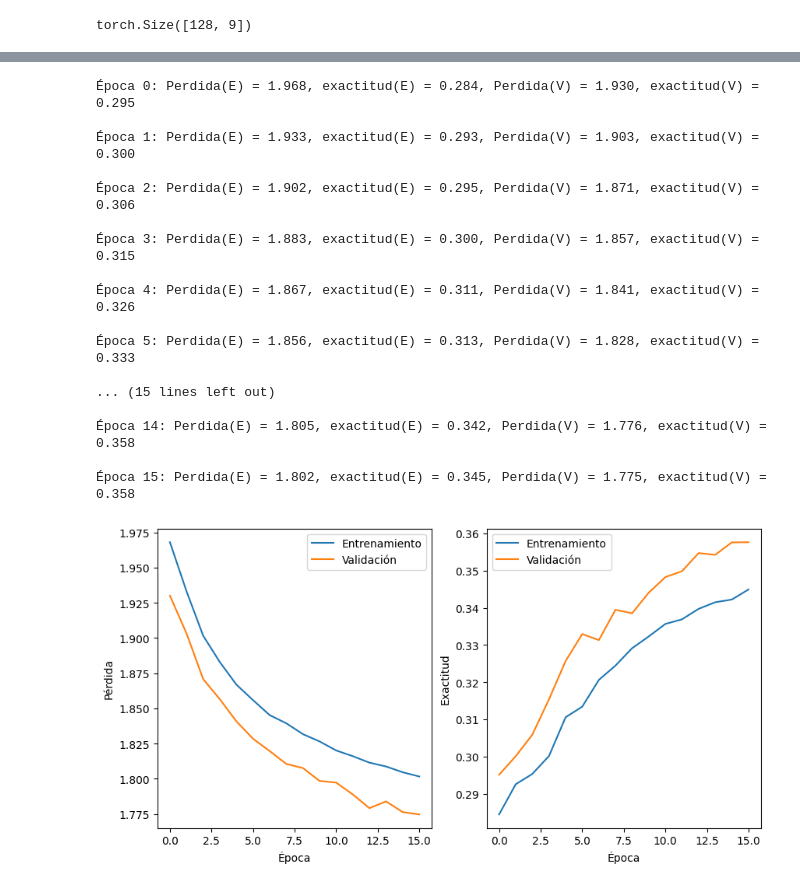
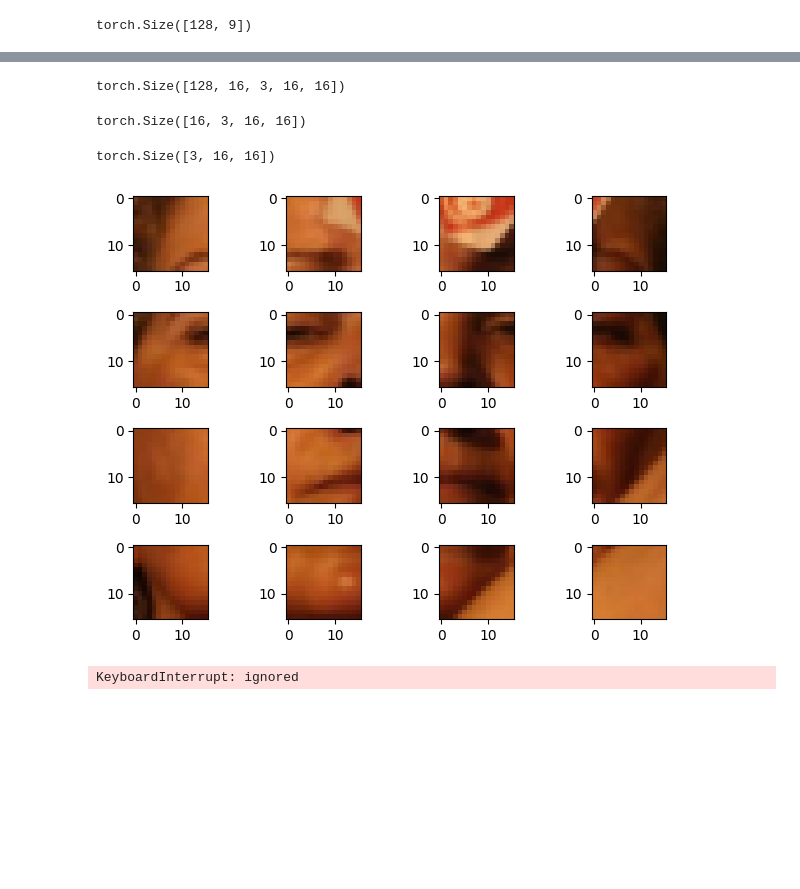
Before and after one commit to sergioar3143/AprendizajeProfundo, a Jupyter notebook: Clasificacion_grupo_etario_transformers.ipynb, the cells around one changed output, grey strips where cells are left out. Drawn from its saved outputs; the diff is of its cells as text; code cells hidden in the pictures; blank space fills up the shorter version.

```diff
--- a/Clasificacion_grupo_etario_transformers.ipynb
+++ b/Clasificacion_grupo_etario_transformers.ipynb
@@ -651,3 +663,43 @@ torch.Size([128, 3, 32, 32])
+# %%
+img_patches = rearrange(train_batch[0], 'b c (x patch_x) (y patch_y) -> b (x y) c patch_x patch_y', patch_x=patch_size, patch_y=patch_size)
+img_patches = rearrange(train_batch[0],'b c (patch_x x) (patch_y y) -> b (x y) (patch_x patch_y c)', patch_x=patch_size, patch_y=patch_size)
+img_patches = rearrange(train_batch[0], 'b c (x patch_x) (y patch_y) -> b (x y) c patch_x patch_y',  patch_x=patch_size, patch_y=patch_size)
+#img_patches = rearrange(train_batch[0], 'b c (patch_x x) (patch_y y) -> b (x y) (patch_x patch_y c)',patch_x=patch_size, patch_y=patch_size)
+# %%
+img_patches.shape
+# %% [output]
+torch.Size([128, 16, 3, 16, 16])
+# %%
+img_patches[0].shape
+# %% [output]
+torch.Size([16, 3, 16, 16])
+# %%
+img_patches=img_patches[0]
+# %%
+img_patches[0].shape
+# %% [output]
+torch.Size([3, 16, 16])
+# %%
+fig, axs = plt.subplots(4, 4)
+axs[0, 0].imshow(img_patches[0].permute(1, 2, 0).cpu().numpy())
+axs[0, 1].imshow(img_patches[1].permute(1, 2, 0).cpu().numpy())
+axs[0, 2].imshow(img_patches[2].permute(1, 2, 0).cpu().numpy())
+axs[0, 3].imshow(img_patches[3].permute(1, 2, 0).cpu().numpy())
+axs[1, 0].imshow(img_patches[4].permute(1, 2, 0).cpu().numpy())
+axs[1, 1].imshow(img_patches[5].permute(1, 2, 0).cpu().numpy())
+axs[1, 2].imshow(img_patches[6].permute(1, 2, 0).cpu().numpy())
+axs[1, 3].imshow(img_patches[7].permute(1, 2, 0).cpu().numpy())
+axs[2, 0].imshow(img_patches[8].permute(1, 2, 0).cpu().numpy())
+axs[2, 1].imshow(img_patches[9].permute(1, 2, 0).cpu().numpy())
+axs[2, 2].imshow(img_patches[10].permute(1, 2, 0).cpu().numpy())
+axs[2, 3].imshow(img_patches[11].permute(1, 2, 0).cpu().numpy())
+axs[3, 0].imshow(img_patches[12].permute(1, 2, 0).cpu().numpy())
+axs[3, 1].imshow(img_patches[13].permute(1, 2, 0).cpu().numpy())
+axs[3, 2].imshow(img_patches[14].permute(1, 2, 0).cpu().numpy())
+axs[3, 3].imshow(img_patches[15].permute(1, 2, 0).cpu().numpy())
+fig.tight_layout()
+# %% [output]
+[figure, added]
 # %%
 #ecm = nn.MSELoss()
 model = ViT(IMG_SIZE, patch_size, out_dim, d_modelo, depth, n_cabezas, mlp_dim, dropout)
@@ -656,7 +708,7 @@ model.to(disp)
 ecm = nn.CrossEntropyLoss(weight=None,
                               reduction='mean',
                               label_smoothing=0.1)
-opt = Adam(model.parameters(),lr=0.0001)
+opt = Adam(model.parameters(),lr=1e-3)
 
 #opt = SGD(model.parameters(), lr = 1e-3)
 
@@ -670,7 +722,7 @@ model, mejor_conv, hist = entrena(model,
                                    val_dl,
                                    disp,
                                    LOGDIR + '/conv.pt',
-                                   n_epocas=16,
+                                   n_epocas=30,
                                    tbdir = LOGDIR)
 
 f,axs = plt.subplots(nrows=1, ncols=2, figsize=(10, 5))
@@ -688,21 +740,4 @@ axs[1].set_ylabel('Exactitud')
 axs[1].legend()
 plt.show()
 # %% [output]
-Época 0: Perdida(E) = 1.968, exactitud(E) = 0.284, Perdida(V) = 1.930, exactitud(V) = 0.295
-
-Época 1: Perdida(E) = 1.933, exactitud(E) = 0.293, Perdida(V) = 1.903, exactitud(V) = 0.300
-
-Época 2: Perdida(E) = 1.902, exactitud(E) = 0.295, Perdida(V) = 1.871, exactitud(V) = 0.306
-
-Época 3: Perdida(E) = 1.883, exactitud(E) = 0.300, Perdida(V) = 1.857, exactitud(V) = 0.315
-
-Época 4: Perdida(E) = 1.867, exactitud(E) = 0.311, Perdida(V) = 1.841, exactitud(V) = 0.326
-
-Época 5: Perdida(E) = 1.856, exactitud(E) = 0.313, Perdida(V) = 1.828, exactitud(V) = 0.333
-
-... (15 lines left out)
-
-Época 14: Perdida(E) = 1.805, exactitud(E) = 0.342, Perdida(V) = 1.776, exactitud(V) = 0.358
-
-Época 15: Perdida(E) = 1.802, exactitud(E) = 0.345, Perdida(V) = 1.775, exactitud(V) = 0.358
+KeyboardInterrupt: ignored
-[figure, removed]
```
Also changed, not shown: parts of 5 cells of this notebook.
